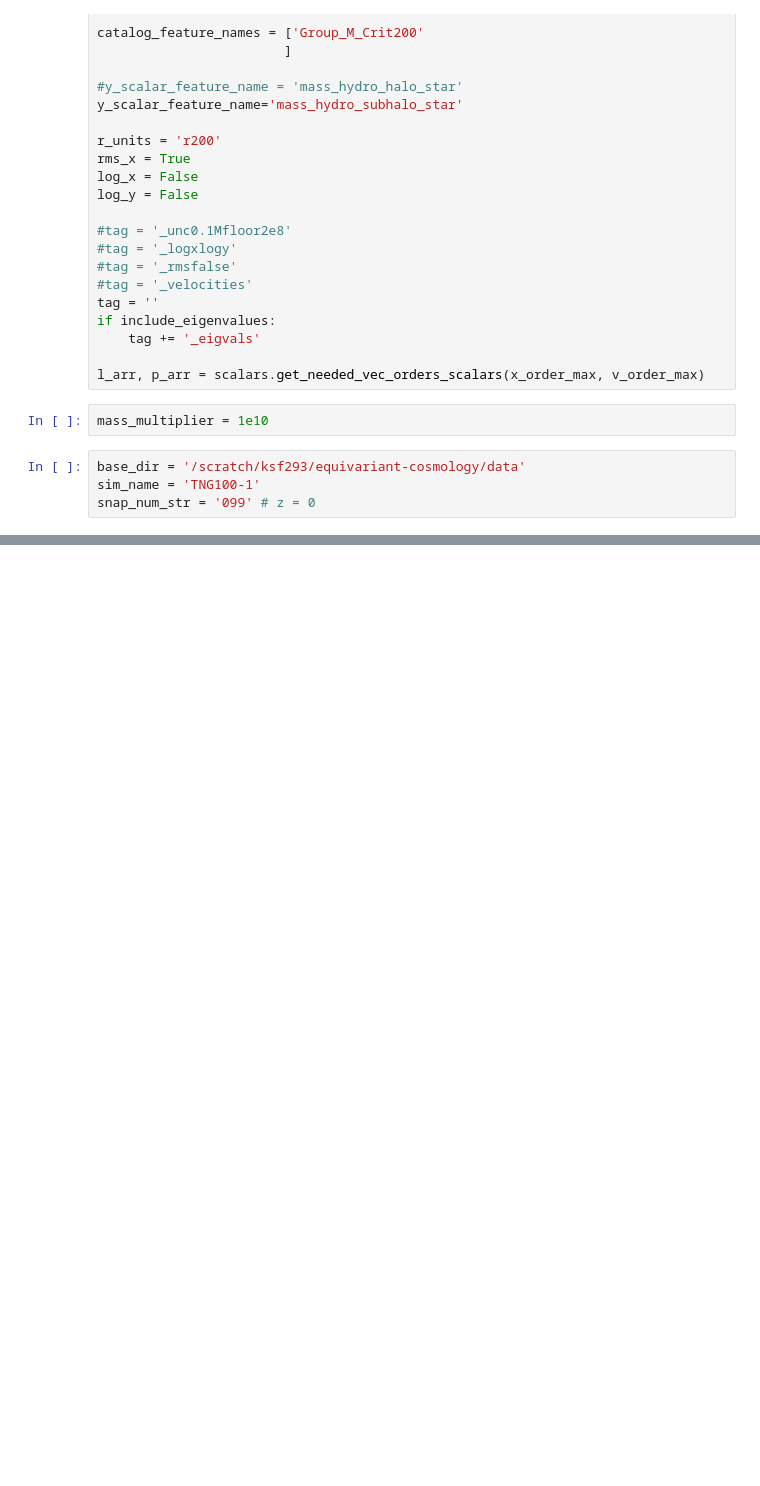
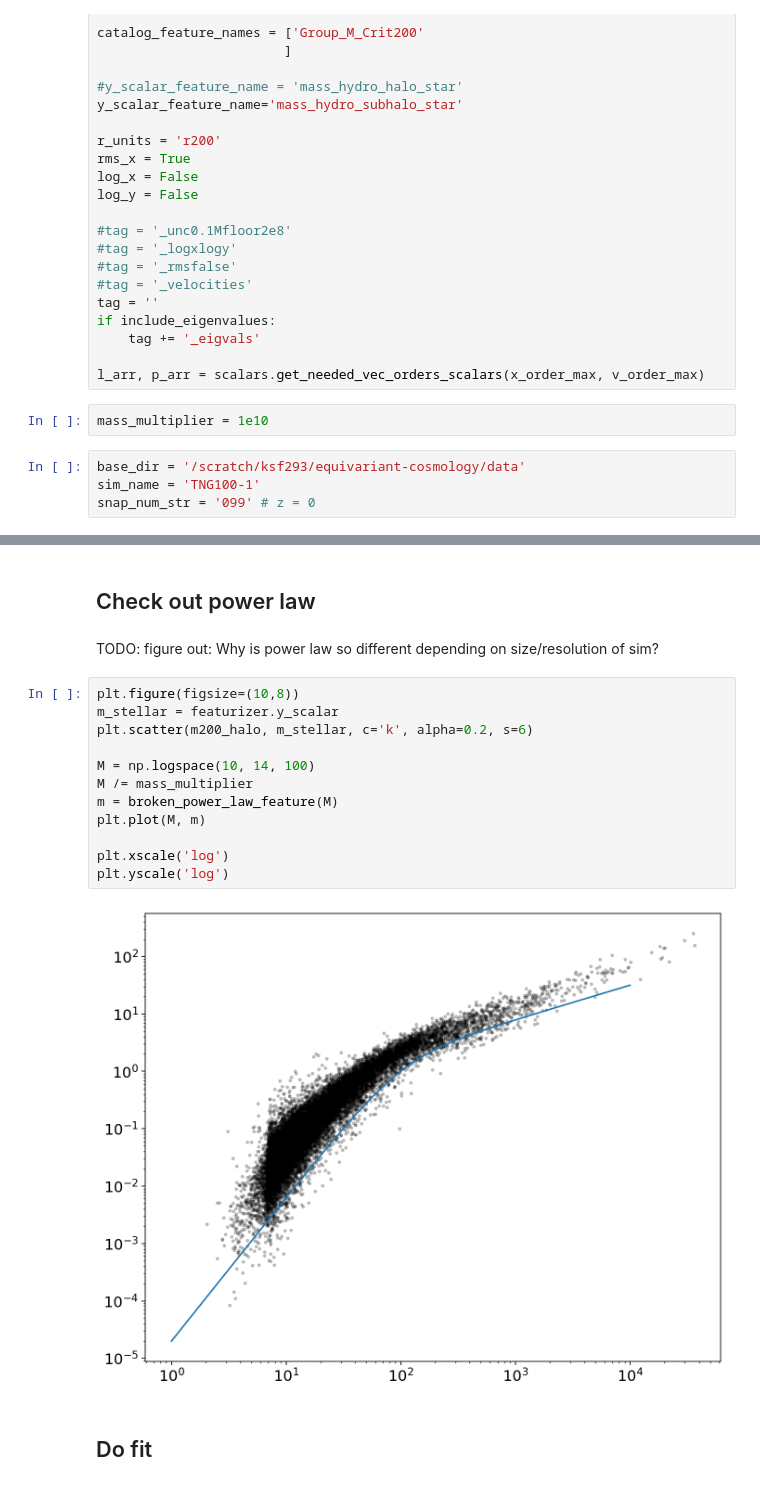
Before and after one commit to kstoreyf/equivariant-cosmology, a Jupyter notebook: notebooks/2022-03-02_halo_catalog_features_fit.ipynb, the cells around one changed output, grey strips where cells are left out. Cells and saved outputs as stored; diff of their text form; blank space fills up the shorter version.

```diff
--- a/notebooks/2022-03-02_halo_catalog_features_fit.ipynb
+++ b/notebooks/2022-03-02_halo_catalog_features_fit.ipynb
@@ -112,0 +120,20 @@ featurizer.N_halos
+# %% [markdown]
+## Check out power law
+# %% [markdown]
+TODO: figure out: Why is power law so different depending on size/resolution of sim?
+# %%
+plt.figure(figsize=(10,8))
+m_stellar = featurizer.y_scalar
+plt.scatter(m200_halo, m_stellar, c='k', alpha=0.2, s=6)
+
+M = np.logspace(10, 14, 100)
+M /= mass_multiplier
+m = broken_power_law_feature(M)
+plt.plot(M, m)
+
+plt.xscale('log')
+plt.yscale('log')
+# %% [output]
+[figure, added]
+# %% [markdown]
+## Do fit
```
Also changed, not shown: parts of 28 cells of this notebook, 1 other file.
